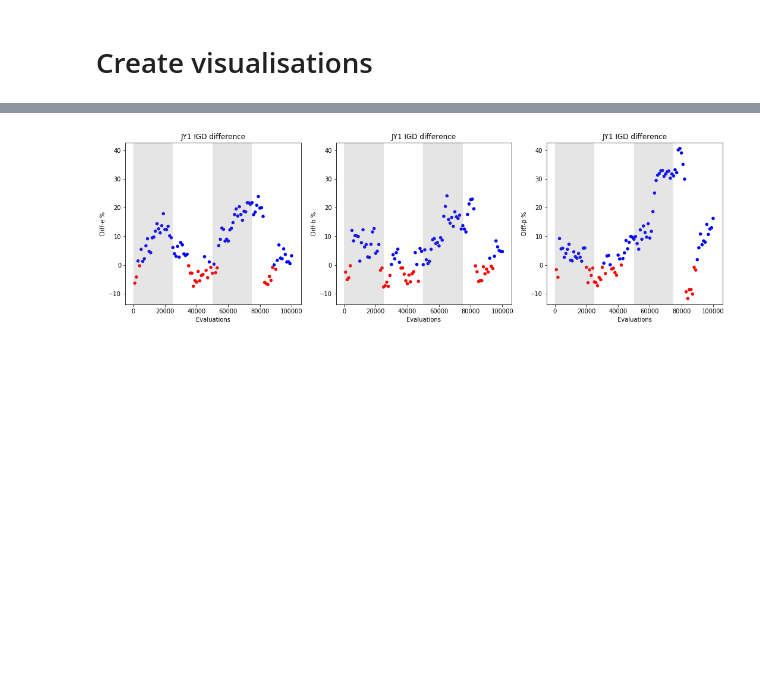
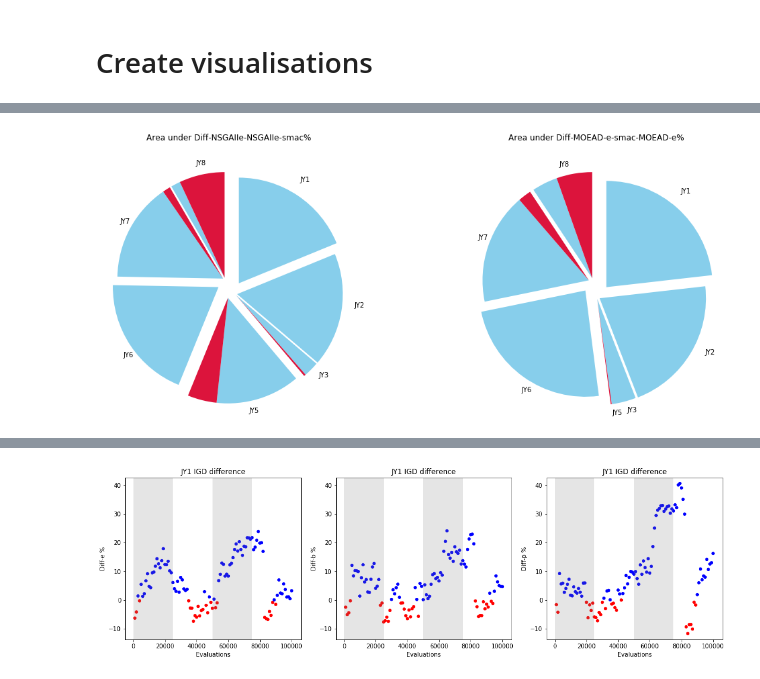
Before and after one commit to 12yuens2/cmlsga-jmetalpy, a Jupyter notebook: igd.ipynb, the cells around one changed output, grey strips where cells are left out. Saved outputs shown, nothing was run; the diff lists cells and outputs as text; code cells hidden in the pictures; blank space fills up the shorter version.

```diff
--- a/igd.ipynb
+++ b/igd.ipynb
@@ -278,0 +369,4 @@ cat_3 = ["UDF3", "UDF6", "JY5", "JY8"]
+# %%
+create_pie(igd_df, ["Diff-NSGAIIe-NSGAIIe-smac%", "Diff-MOEAD-e-smac-MOEAD-e%"], problems_jy)
+# %% [output]
+[figure, added]
```
Also changed, not shown: parts of 16 cells of this notebook.
